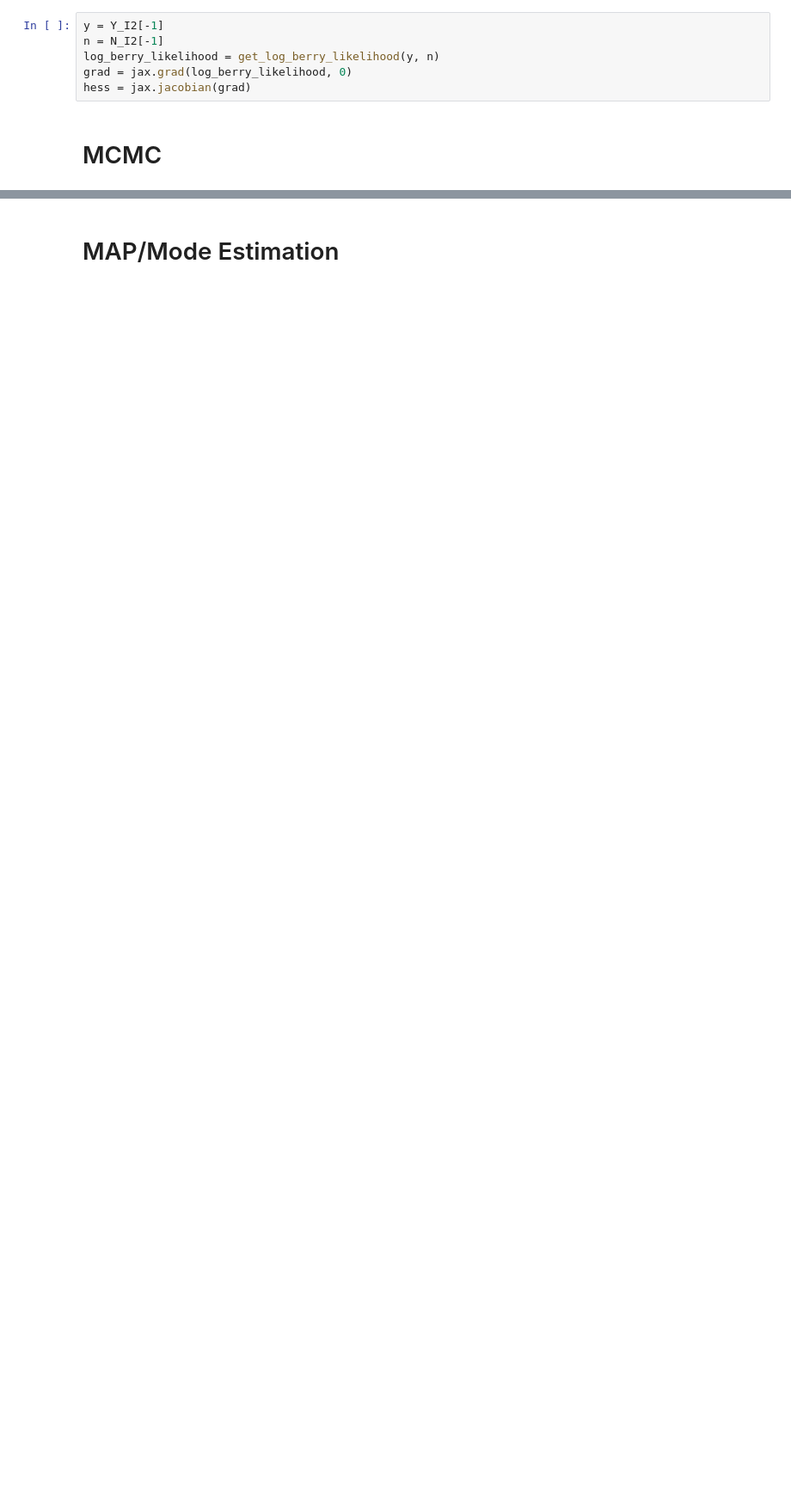
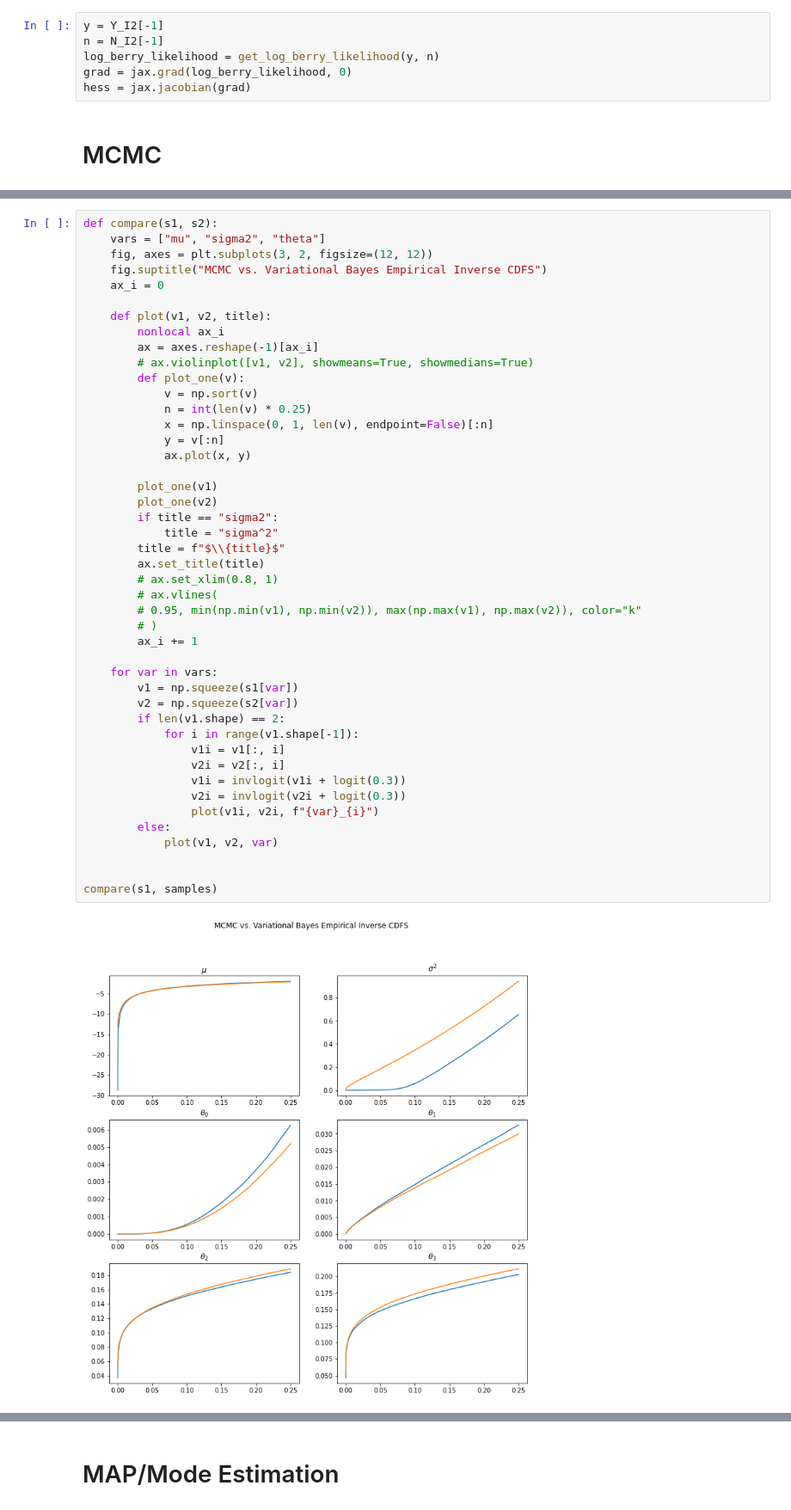
Before and after one commit to constinit/imprint, a Jupyter notebook: research/berry/jax_inla.ipynb, the cells around one changed output, grey strips where cells are left out. Shown at 86% size. Saved outputs shown, nothing was run; the diff lists cells and outputs as text; blank space fills up the shorter version.

```diff
--- a/research/berry/jax_inla.ipynb
+++ b/research/berry/jax_inla.ipynb
@@ -108,0 +171,47 @@ None
+# %%
+def compare(s1, s2):
+    vars = ["mu", "sigma2", "theta"]
+    fig, axes = plt.subplots(3, 2, figsize=(12, 12))
+    fig.suptitle("MCMC vs. Variational Bayes Empirical Inverse CDFS")
+    ax_i = 0
+
+    def plot(v1, v2, title):
+        nonlocal ax_i
+        ax = axes.reshape(-1)[ax_i]
+        # ax.violinplot([v1, v2], showmeans=True, showmedians=True)
+        def plot_one(v):
+            v = np.sort(v)
+            n = int(len(v) * 0.25)
+            x = np.linspace(0, 1, len(v), endpoint=False)[:n]
+            y = v[:n]
+            ax.plot(x, y)
+
+        plot_one(v1)
+        plot_one(v2)
+        if title == "sigma2":
+            title = "sigma^2"
+        title = f"$\\{title}$"
+        ax.set_title(title)
+        # ax.set_xlim(0.8, 1)
+        # ax.vlines(
+        # 0.95, min(np.min(v1), np.min(v2)), max(np.max(v1), np.max(v2)), color="k"
+        # )
+        ax_i += 1
+
+    for var in vars:
+        v1 = np.squeeze(s1[var])
+        v2 = np.squeeze(s2[var])
+        if len(v1.shape) == 2:
+            for i in range(v1.shape[-1]):
+                v1i = v1[:, i]
+                v2i = v2[:, i]
+                v1i = invlogit(v1i + logit(0.3))
+                v2i = invlogit(v2i + logit(0.3))
+                plot(v1i, v2i, f"{var}_{i}")
+        else:
+            plot(v1, v2, var)
+
+
+compare(s1, samples)
+# %% [output]
+[figure, added]
```
Also changed, not shown: parts of 15 cells of this notebook.
